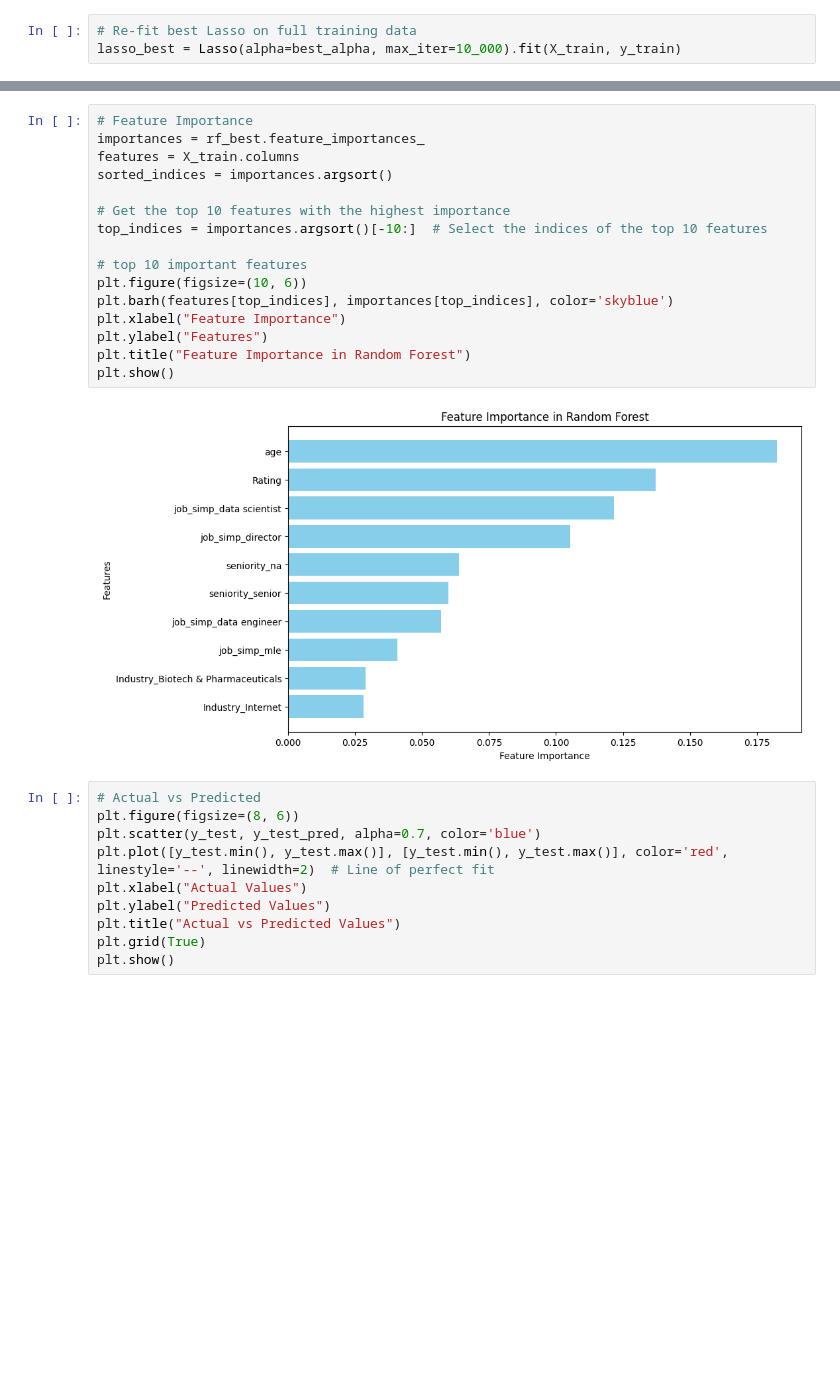
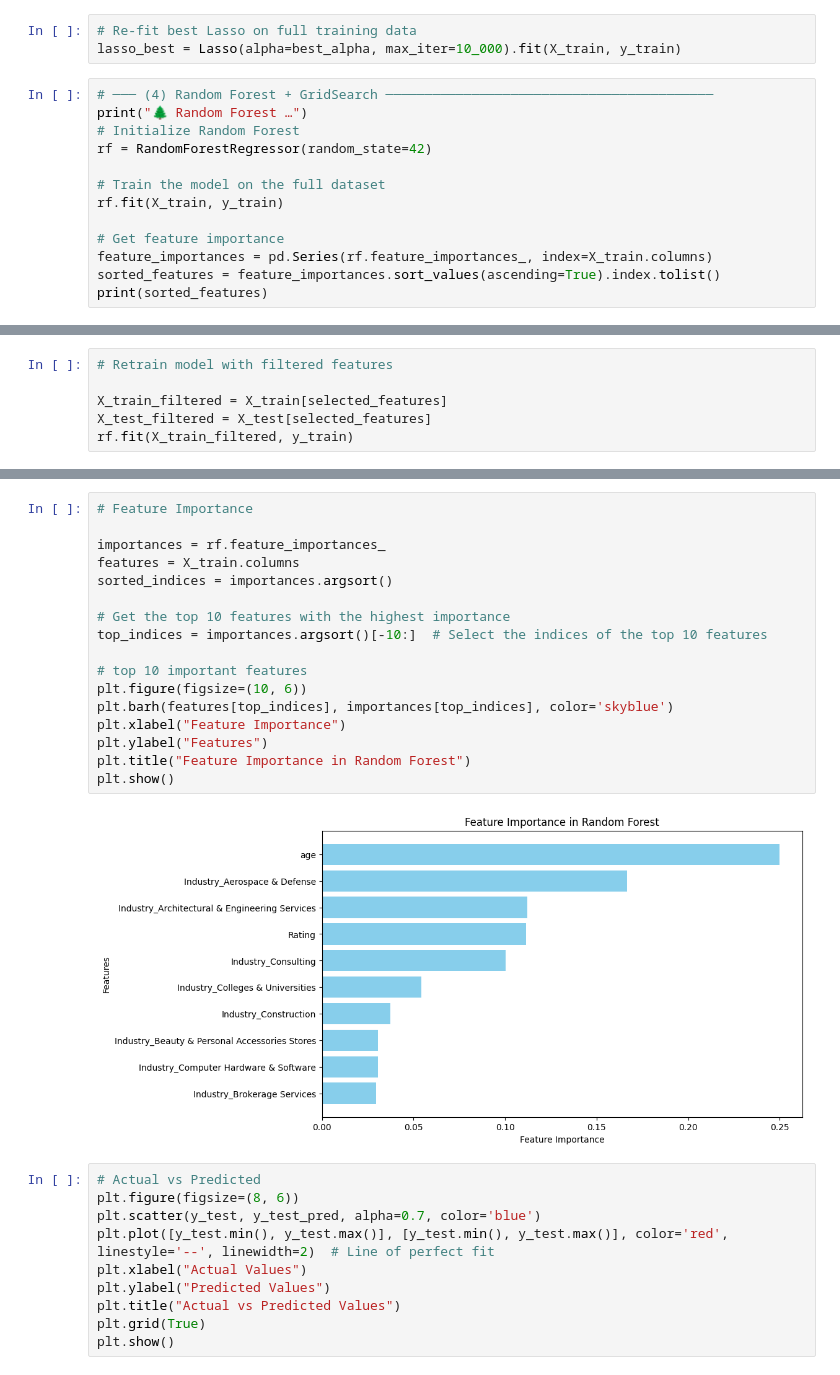
Before and after one commit to zkhechadoorian/dataSciGlassDoor, a Jupyter notebook: model_building.ipynb, the cells around one changed output, grey strips where cells are left out. Drawn from its saved outputs; the diff is of its cells as text; blank space fills up the shorter version.

Commit message:
Added FFC into Random Forest modelling

```diff
--- a/model_building.ipynb
+++ b/model_building.ipynb
@@ -287,3 +287,16 @@ Length: 63, dtype: float64
 # %%
 # Re‑fit best Lasso on full training data
 lasso_best = Lasso(alpha=best_alpha, max_iter=10_000).fit(X_train, y_train)
+# %%
+# ─── (4) Random Forest + GridSearch ──────────────────────────────────────────
+print("🌲 Random Forest …")
+# Initialize Random Forest
+rf = RandomForestRegressor(random_state=42)
+
+# Train the model on the full dataset
+rf.fit(X_train, y_train)
+
+# Get feature importance
+feature_importances = pd.Series(rf.feature_importances_, index=X_train.columns)
+sorted_features = feature_importances.sort_values(ascending=True).index.tolist()
+print(sorted_features)
@@ -289,0 +394,6 @@ lasso_best = Lasso(alpha=best_alpha, max_iter=10_000).fit(X_train, y_train)
+# %%
+# Retrain model with filtered features
+
+X_train_filtered = X_train[selected_features]
+X_test_filtered = X_test[selected_features]
+rf.fit(X_train_filtered, y_train)
@@ -323,21 +433,22 @@ print(f"✅ Best CV MAE: {-gs.best_score_:0.2f}k USD")
 # %%
 # Feature Importance
-importances = rf_best.feature_importances_
+
+importances = rf.feature_importances_
 features = X_train.columns
 sorted_indices = importances.argsort()
 
 # Get the top 10 features with the highest importance
 top_indices = importances.argsort()[-10:]  # Select the indices of the top 10 features
 
 # top 10 important features
 plt.figure(figsize=(10, 6))
 plt.barh(features[top_indices], importances[top_indices], color='skyblue')
 plt.xlabel("Feature Importance")
 plt.ylabel("Features")
 plt.title("Feature Importance in Random Forest")
 plt.show()
 # %% [output]
-[figure, old version]
+[figure, new version]
 # %%
 # Actual vs Predicted
 plt.figure(figsize=(8, 6))
```
Also changed, not shown: parts of 12 cells of this notebook.
